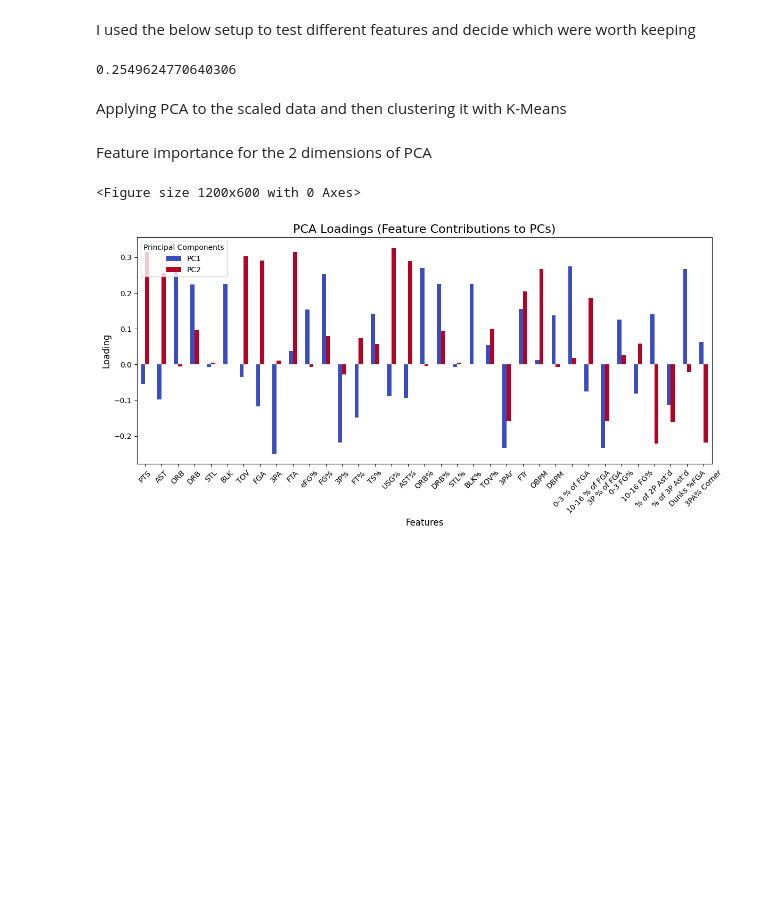
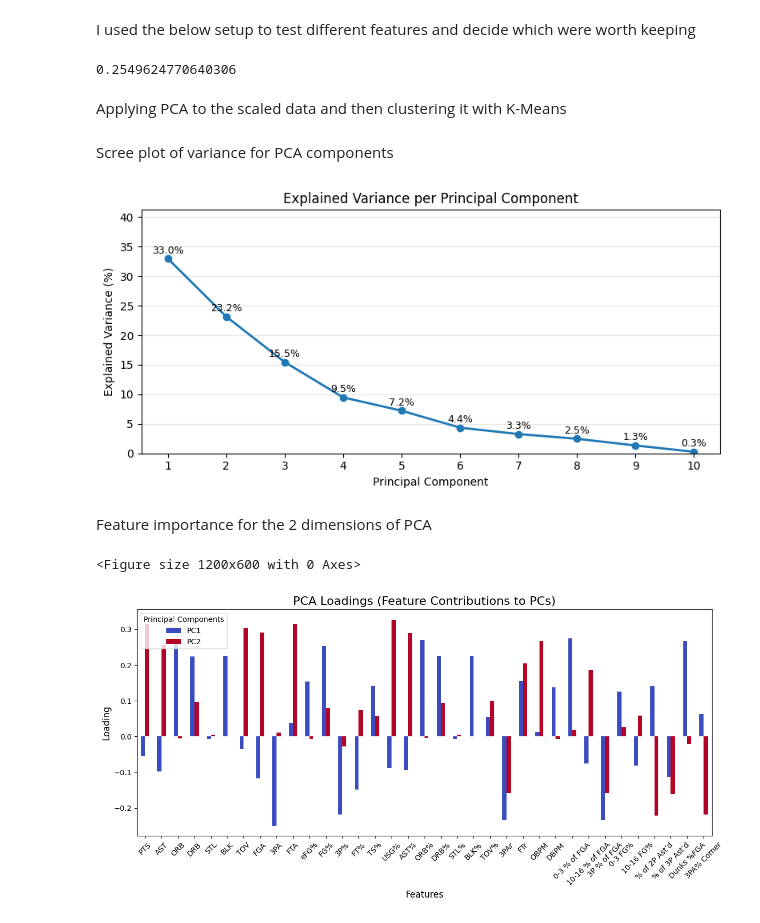
Before and after one commit to Vivaan-Sehgal/NBA-Player-Clustering, a Jupyter notebook: NBA Player Clustering.ipynb, the cells around one changed output. Drawn from its saved outputs; the diff is of its cells as text; code cells hidden in the pictures; blank space fills up the shorter version.

Commit message:
Cleanup notebook and add new charts

```diff
--- a/NBA Player Clustering.ipynb
+++ b/NBA Player Clustering.ipynb
@@ -88,9 +71,9 @@ advanced_cols = ["Player", "Team", "TS%", "USG%", "AST%", "ORB%", "DRB%", "STL%"
 shooting_cols = ["Player", "Team", "0-3 % of FGA", "10-16 % of FGA", "3P % of FGA", "0-3 FG%", "10-16 FG%", "% of 2P Ast’d", "% of 3P Ast’d", "Dunks %FGA", "3PA% Corner"]
 
 #Load and process each csv
-per100 = load_and_process("b-ref per100.csv", per100_cols)
-advanced = load_and_process("b-ref advanced.csv", advanced_cols)
-shooting = load_and_process("b-ref shooting.csv", shooting_cols)
+per100 = load_and_process("datasets/b-ref per100.csv", per100_cols)
+advanced = load_and_process("datasets/b-ref advanced.csv", advanced_cols)
+shooting = load_and_process("datasets/b-ref shooting.csv", shooting_cols)
 
 #Combine by Player name
 data = pd.concat([per100, advanced, shooting], axis=1, join='inner')
@@ -196,6 +178,27 @@ kmeans_2d = KMeans(n_clusters=7, random_state=0)
 clusters_2d = kmeans_2d.fit_predict(X_pca)
 
 data["cluster"] = clusters_2d
+# %% [markdown]
+Scree plot of variance for PCA components
+# %%
+pca_full = PCA().fit(X_cluster)
+evr = pca_full.explained_variance_ratio_
+pcs = np.arange(1, len(evr) + 1)
+
+plt.figure(figsize=(8,4))
+plt.plot(pcs, evr*100, '-o', linewidth=2, markersize=6)
+for i, v in enumerate(evr*100, start=1):
+    plt.text(i, v + 0.5, f"{v:.1f}%", ha='center', va='bottom', fontsize=9)
+plt.xlabel('Principal Component')
+plt.ylabel('Explained Variance (%)')
+plt.title('Explained Variance per Principal Component')
+plt.xticks(pcs)
+plt.ylim(0, max(evr*100) * 1.25)
+plt.grid(axis='y', alpha=0.3)
+plt.tight_layout()
+plt.show()
+# %% [output]
+[figure, added]
 # %% [markdown]
 Feature importance for the 2 dimensions of PCA
 # %%
```
Also changed, not shown: parts of 4 cells of this notebook.
